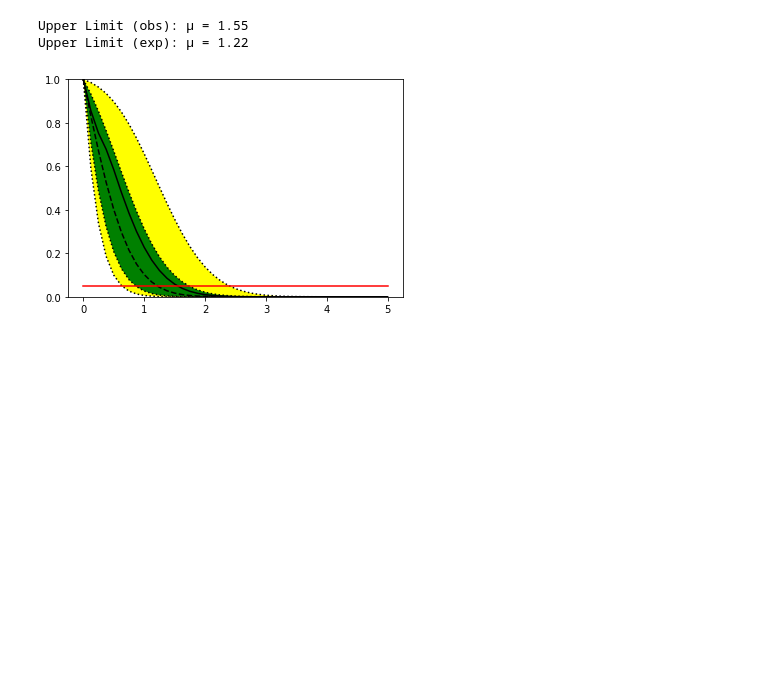
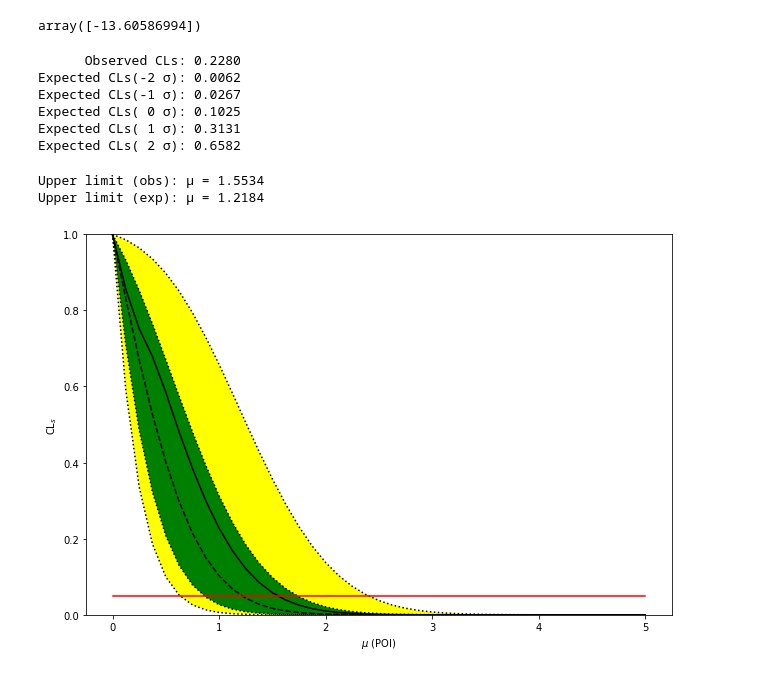
Before and after one commit to lukasheinrich/atlaspyhftutorial, a Jupyter notebook: HypothesisTestsAndUpperLimits.ipynb, the cells around one changed output. Drawn from its saved outputs; the diff is of its cells as text; code cells hidden in the pictures; blank space fills up the shorter version.

Commit message:
Update hypotest notebook to v0.6.0 API

```diff
--- a/HypothesisTestsAndUpperLimits.ipynb
+++ b/HypothesisTestsAndUpperLimits.ipynb
@@ -29,19 +10,34 @@ for mu in poivals:
-# %%
-obs = [rr[0][0] for rr in results]
-exp = [rr[1][2][0] for rr in results]
-
-print('Upper Limit (obs): µ = {:0.3}'.format(np.interp(0.05, obs[::-1], poivals[::-1])))
-print('Upper Limit (exp): µ = {:0.3}'.format(np.interp(0.05, exp[::-1], poivals[::-1])))
-# %% [output]
-Upper Limit (obs): µ = 1.55
-Upper Limit (exp): µ = 1.22
-# %%
-import matplotlib.pyplot as plt
-import pyhf.contrib.viz.brazil
-
-%matplotlib inline
-
-f, ax = plt.subplots(1, 1)
-pyhf.contrib.viz.brazil.plot_results(ax, poivals, results)
-# %% [output]
-[figure, removed]
+# %%
+model.logpdf(parameters, data)  # evaluate log likelihood
+# %% [output]
+array([-13.60586994])
+# %%
+test_poi = 1.0
+CLs_obs, CLs_exp = pyhf.infer.hypotest(test_poi, data, model, return_expected_set=True)
+
+print(f"      Observed CLs: {CLs_obs:.4f}")
+for expected_value, n_sigma in zip(CLs_exp, np.arange(-2, 3)):
+    print(f"Expected CLs({n_sigma:2d} σ): {expected_value:.4f}")
+# %% [output]
+      Observed CLs: 0.2280
+Expected CLs(-2 σ): 0.0062
+Expected CLs(-1 σ): 0.0267
+Expected CLs( 0 σ): 0.1025
+Expected CLs( 1 σ): 0.3131
+Expected CLs( 2 σ): 0.6582
+# %%
+poi_vals = np.linspace(0, 5, 41)
+obs_limit, exp_limits, (scan, results) = pyhf.infer.intervals.upperlimit(
+    data, model, poi_vals, level=0.05, return_results=True
+)
+print(f"Upper limit (obs): μ = {obs_limit:.4f}")
+print(f"Upper limit (exp): μ = {exp_limits[2]:.4f}")
+# %% [output]
+Upper limit (obs): μ = 1.5534
+Upper limit (exp): μ = 1.2184
+# %%
+fig, ax = plt.subplots()
+fig.set_size_inches(10.5, 7)
+brazil.plot_results(ax, poi_vals, results)
+# %% [output]
+[figure, added]
```
Also changed, not shown: parts of 4 cells of this notebook.
